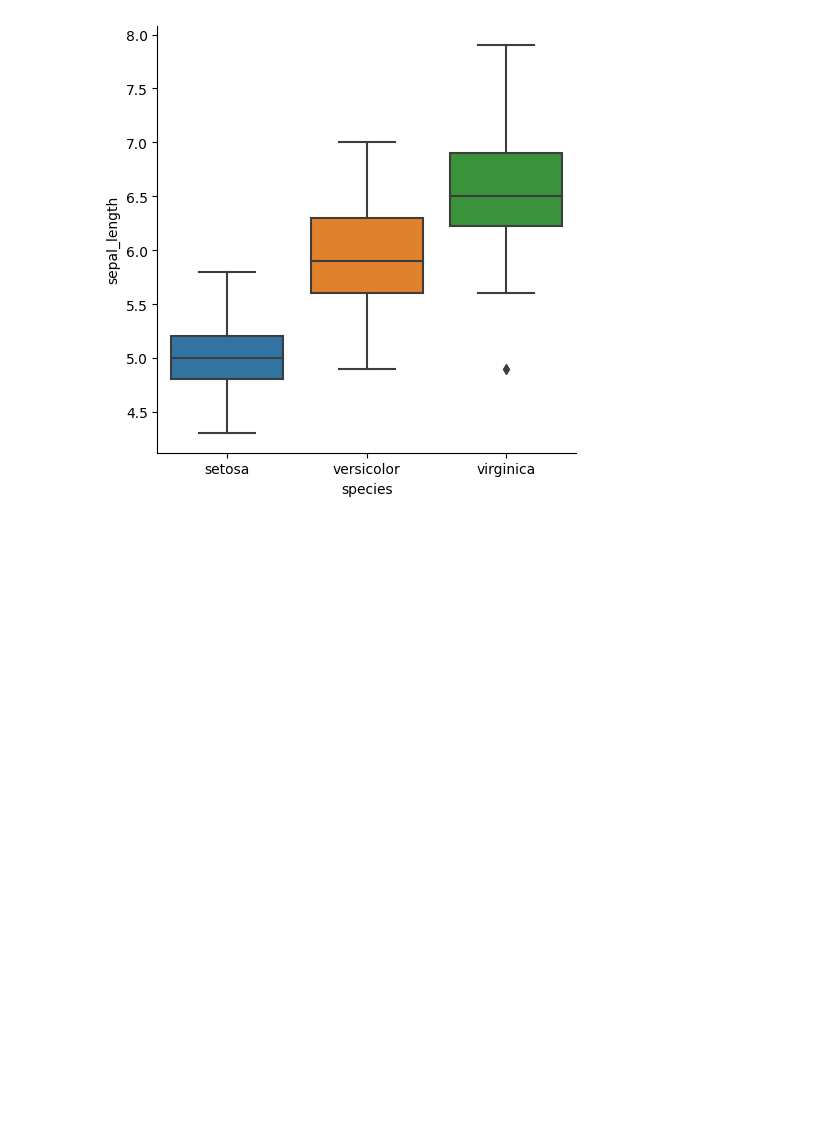
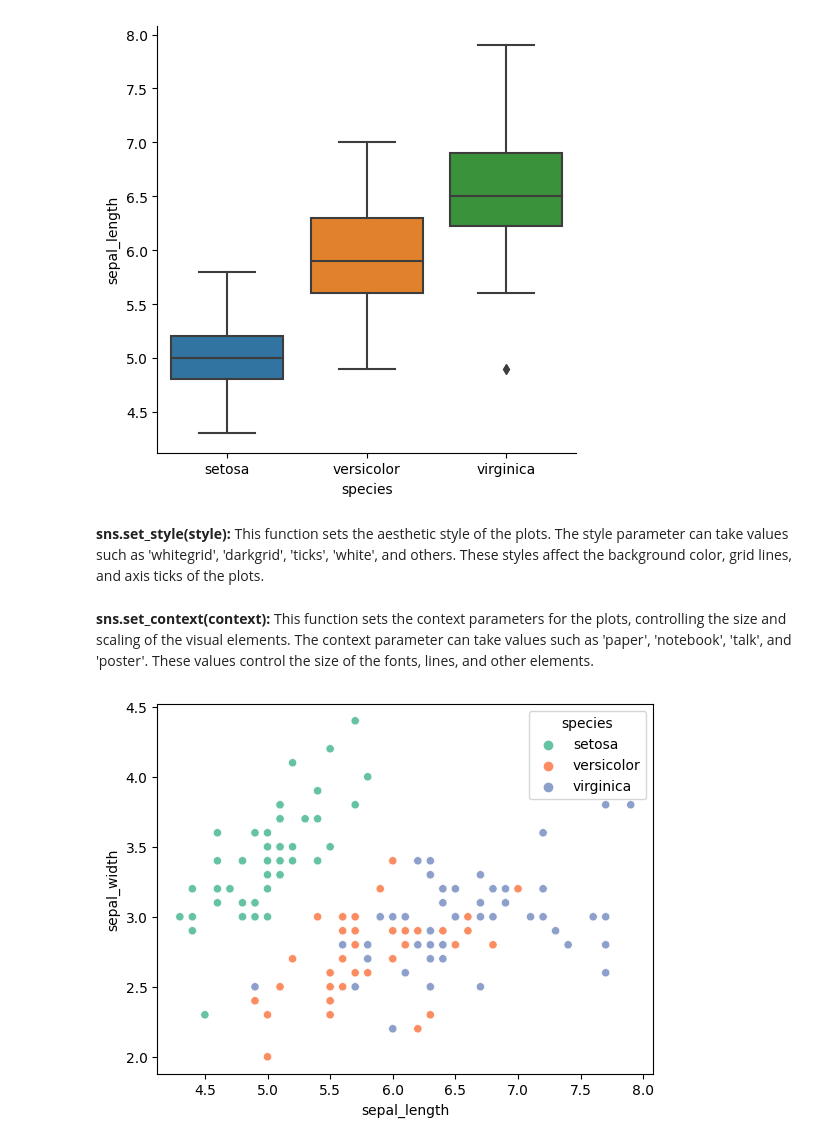
Before and after one commit to YesInAJiffy/Python, a Jupyter notebook: DataVisualizationUsingSeaborn.ipynb, the cells around one changed output. Cells and saved outputs as stored; diff of their text form; code cells hidden in the pictures; blank space fills up the shorter version.

```diff
--- a/DataVisualizationUsingSeaborn.ipynb
+++ b/DataVisualizationUsingSeaborn.ipynb
@@ -285,3 +285,49 @@ sns.catplot(x='species', y='sepal_length', kind='box', data=iris)
 plt.show()
 # %% [output]
 [figure]
+# %% [markdown]
+**sns.set_style(style):** This function sets the aesthetic style of the plots. The style parameter can take values such as 'whitegrid', 'darkgrid', 'ticks', 'white', and others. These styles affect the background color, grid lines, and axis ticks of the plots.
+# %%
+#Set Style
+import seaborn as sns
+import matplotlib.pyplot as plt
+
+# Set the style to 'whitegrid'
+sns.set_style('whitegrid')
+
+# Create a scatter plot
+sns.scatterplot(x='sepal_length', y='sepal_width', hue='species', data=iris)
+plt.title("Scatter Plot with White Grid Style")
+plt.show()
+# %% [markdown]
+**sns.set_context(context):** This function sets the context parameters for the plots, controlling the size and scaling of the visual elements. The context parameter can take values such as 'paper', 'notebook', 'talk', and 'poster'. These values control the size of the fonts, lines, and other elements.
+# %%
+#Set Context
+import seaborn as sns
+import matplotlib.pyplot as plt
+
+# Set the context to 'talk'
+sns.set_context('talk')
+
+# Create a count plot
+sns.countplot(x='species', data=iris)
+plt.title("Count Plot with Talk Context")
+plt.show()
+# %%
+# set Palette
+import seaborn as sns
+import matplotlib.pyplot as plt
+
+# Load the Iris dataset
+iris = sns.load_dataset("iris")
+
+# Set the color palette to a Seaborn-built palette
+sns.set_palette("Set2")
+
+# Create a scatter plot with the specified palette
+sns.scatterplot(x='sepal_length', y='sepal_width', hue='species', data=iris)
+
+# Show the plot
+plt.show()
+# %% [output]
+[figure, added]
```
Also changed, not shown: parts of 2 cells of this notebook.
